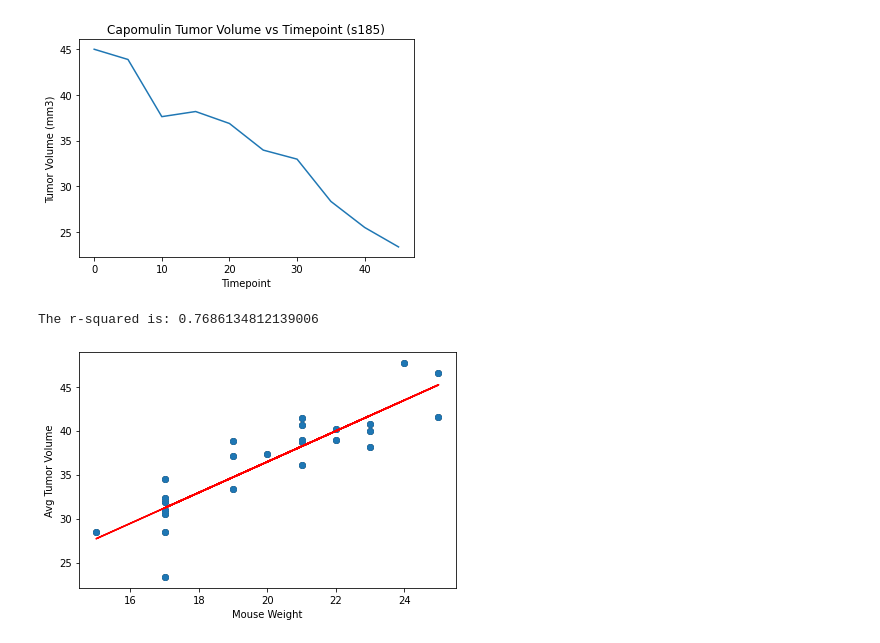
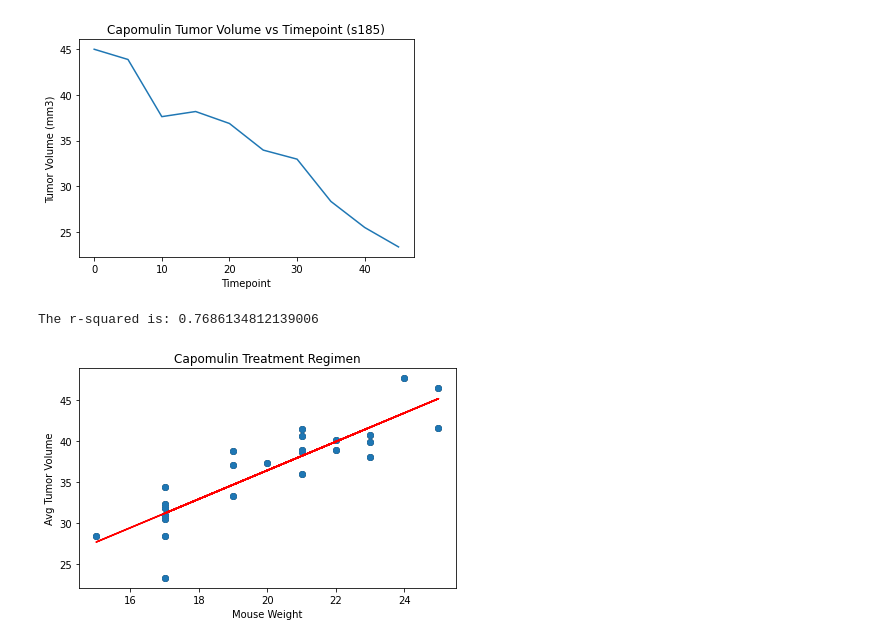
Before and after one commit to gucaselo/matplotlib, a Jupyter notebook: Pymaceuticals/Pymaceuticals.ipynb, the cells around one changed output. Saved outputs shown, nothing was run; the diff lists cells and outputs as text; code cells hidden in the pictures.

```diff
--- a/Pymaceuticals/Pymaceuticals.ipynb
+++ b/Pymaceuticals/Pymaceuticals.ipynb
@@ -280,24 +280,24 @@ plt.show()
 [figure]
 # %%
 #Scatter Plot of Mouse Weight vs Avg Tumor Volume for the Capomulin treatment regimen
-
 group_tumor_capomulin = tumor_capomulin.groupby(['Mouse ID', 'Drug Regimen']).mean()
 avg_tumorvolume = group_tumor_capomulin['Tumor Volume (mm3)']
 mouse_weight = group_tumor_capomulin['Weight (g)']
 plt.scatter(mouse_weight, avg_tumorvolume, marker="o", facecolors="red", edgecolors="black")
 
 #Correlation efficient calculation and Plot linear regression model
 x_values = mouse_weight
 y_values = avg_tumorvolume
 (slope, intercept, rvalue, pvalue, stderr) = linregress(x_values, y_values)
 regress_values = x_values * slope + intercept
-# line_eq = "y = " + str(round(slope,2)) + "x + " + str(round(intercept,2))
+line_eq = "y = " + str(round(slope,2)) + "x + " + str(round(intercept,2))
 plt.scatter(x_values,y_values)
 plt.plot(x_values,regress_values,"r-")
+plt.title('Capomulin Treatment Regimen')
 plt.xlabel('Mouse Weight')
 plt.ylabel('Avg Tumor Volume')
 print(f"The r-squared is: {rvalue**2}")
 plt.tight_layout()
 # %% [output]
 The r-squared is: 0.7686134812139006
-[figure, old version]
+[figure, new version]
```
Also changed, not shown: parts of 1 cell of this notebook.
